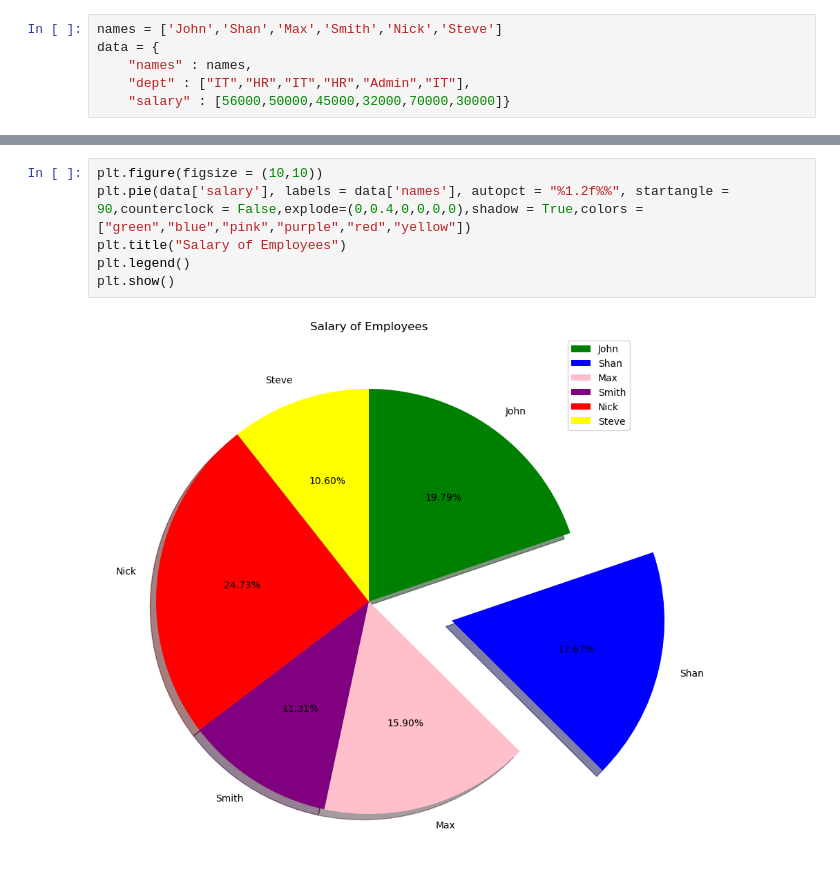
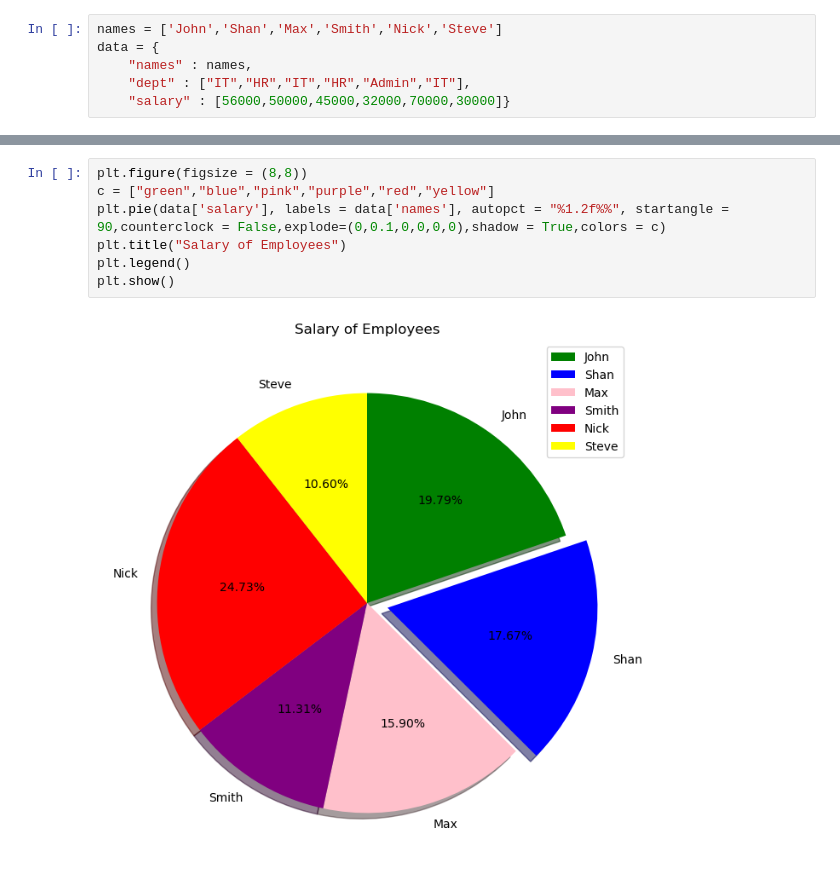
Before and after one commit to KhushiThakur25/ML2-Batch, a Jupyter notebook: Matplotlib.ipynb, the cells around one changed output, grey strips where cells are left out. Drawn from its saved outputs; the diff is of its cells as text.

```diff
--- a/Matplotlib.ipynb
+++ b/Matplotlib.ipynb
@@ -48,8 +49,9 @@ plt.show()
 # %%
-plt.figure(figsize = (10,10))
-plt.pie(data['salary'], labels = data['names'], autopct = "%1.2f%%", startangle = 90,counterclock = False,explode=(0,0.4,0,0,0,0),shadow = True,colors = ["green","blue","pink","purple","red","yellow"])
+plt.figure(figsize = (8,8))
+c = ["green","blue","pink","purple","red","yellow"]
+plt.pie(data['salary'], labels = data['names'], autopct = "%1.2f%%", startangle = 90,counterclock = False,explode=(0,0.1,0,0,0,0),shadow = True,colors = c)
 plt.title("Salary of Employees")
 plt.legend()
 plt.show()
 # %% [output]
-[figure, old version]
+[figure, new version]
```
Also changed, not shown: parts of 5 cells of this notebook, 1 other file.
